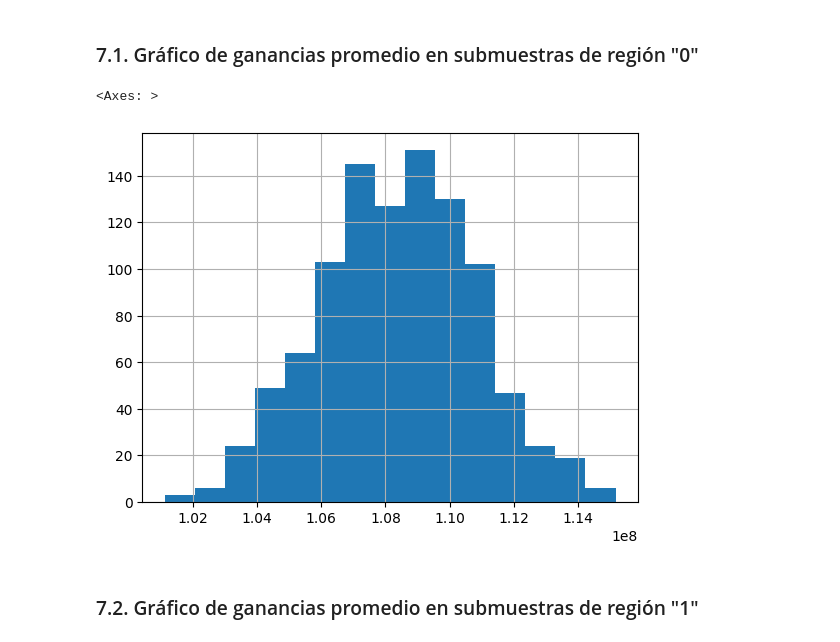
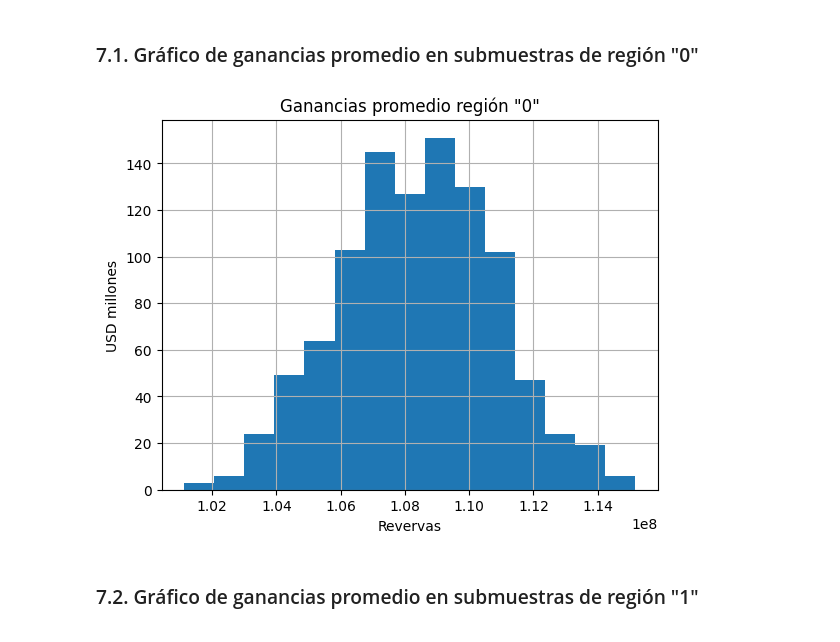
Before and after one commit to wh1tneyr/OilyGiant, a Jupyter notebook: oil.ipynb, the cells around one changed output. Saved outputs shown, nothing was run; the diff lists cells and outputs as text; code cells hidden in the pictures.

Commit message:
colcando titulos en el grafico de ganancias promedio region 0

```diff
--- a/oil.ipynb
+++ b/oil.ipynb
@@ -519,9 +511,12 @@ Riesgo de pérdidas en región '2': 0.0 %
 # %%
 #crear un histograma de las ganancias promedio en las submuestras de la región "0"
 revenue_subsamples_0.hist(bins=15)
+plt.title('Ganancias promedio región "0"')
+plt.ylabel('USD millones')
+plt.xlabel('Revervas')
+plt.show()
 # %% [output]
-<Axes: >
-[figure, old version]
+[figure, new version]
 # %% [markdown]
 ### 7.2. Gráfico de ganancias promedio en submuestras de región "1"
 # %%
```
Also changed, not shown: parts of 1 cell of this notebook.
